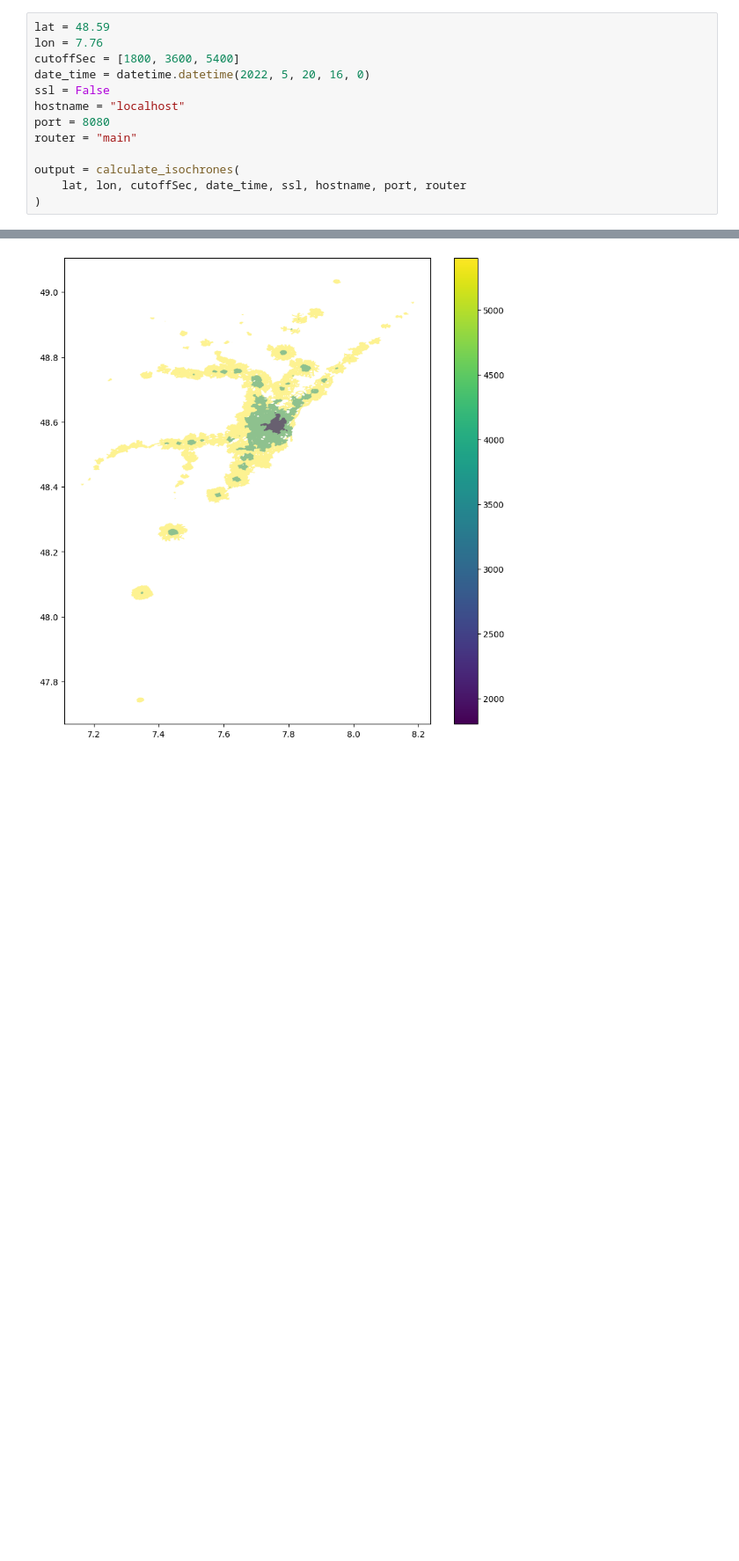
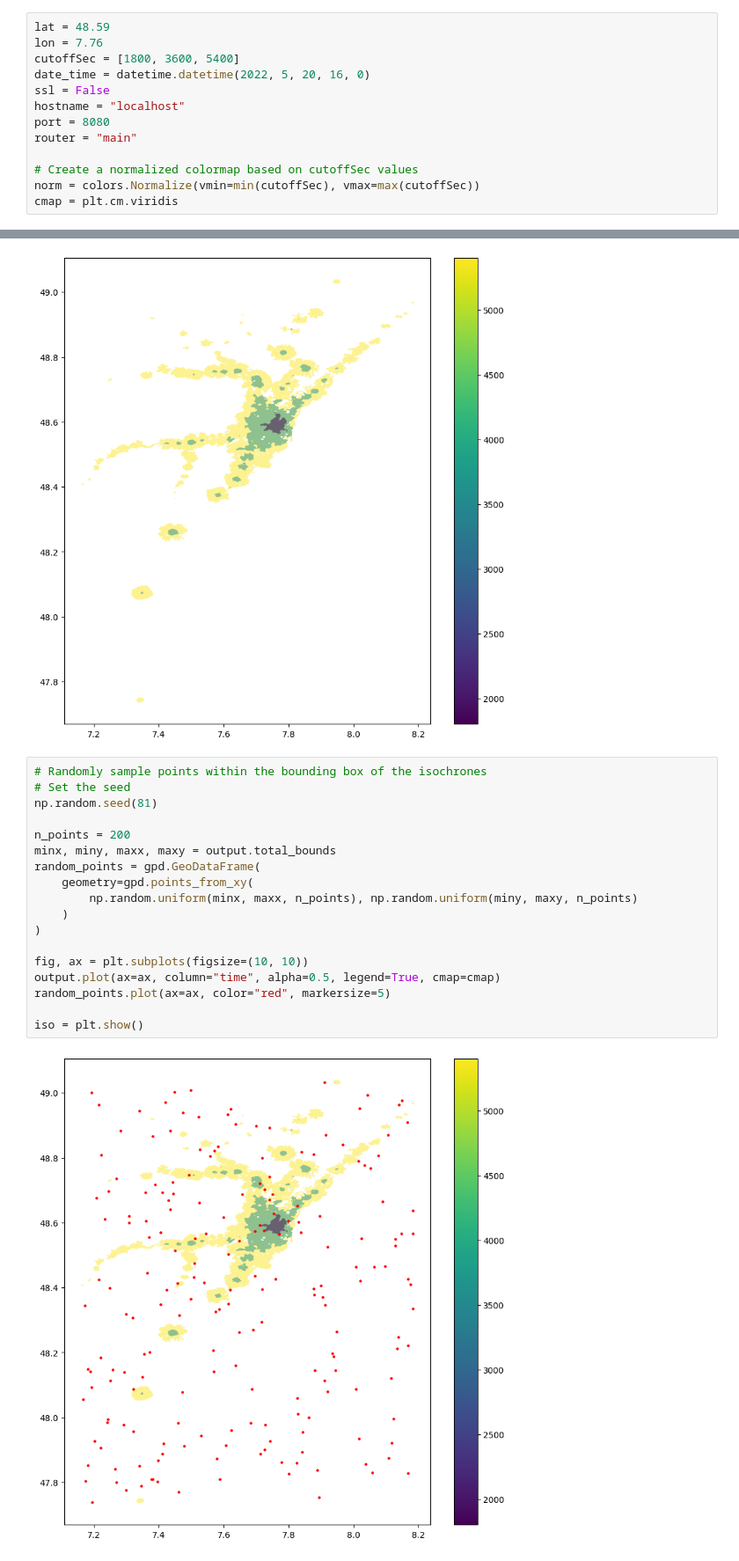
Before and after one commit to EPFL-ENAC/isochrones, a Jupyter notebook: example.ipynb, the cells around one changed output, grey strips where cells are left out. Shown at 88% size. Cells and saved outputs as stored; diff of their text form; blank space fills up the shorter version.

```diff
--- a/example.ipynb
+++ b/example.ipynb
@@ -20,6 +24,6 @@ hostname = "localhost"
 port = 8080
 router = "main"
 
-output = calculate_isochrones(
-    lat, lon, cutoffSec, date_time, ssl, hostname, port, router
-)
+# Create a normalized colormap based on cutoffSec values
+norm = colors.Normalize(vmin=min(cutoffSec), vmax=max(cutoffSec))
+cmap = plt.cm.viridis
@@ -30,3 +38,23 @@ output.plot(ax=ax, column="time", alpha=0.5, legend=True, cmap="viridis")
 # %% [output]
 <Axes: >
 [figure]
+# %%
+# Randomly sample points within the bounding box of the isochrones
+# Set the seed
+np.random.seed(81)
+
+n_points = 200
+minx, miny, maxx, maxy = output.total_bounds
+random_points = gpd.GeoDataFrame(
+    geometry=gpd.points_from_xy(
+        np.random.uniform(minx, maxx, n_points), np.random.uniform(miny, maxy, n_points)
+    )
+)
+
+fig, ax = plt.subplots(figsize=(10, 10))
+output.plot(ax=ax, column="time", alpha=0.5, legend=True, cmap=cmap)
+random_points.plot(ax=ax, color="red", markersize=5)
+
+iso = plt.show()
+# %% [output]
+[figure, added]
```
Also changed, not shown: parts of 4 cells of this notebook, 1 other file.
